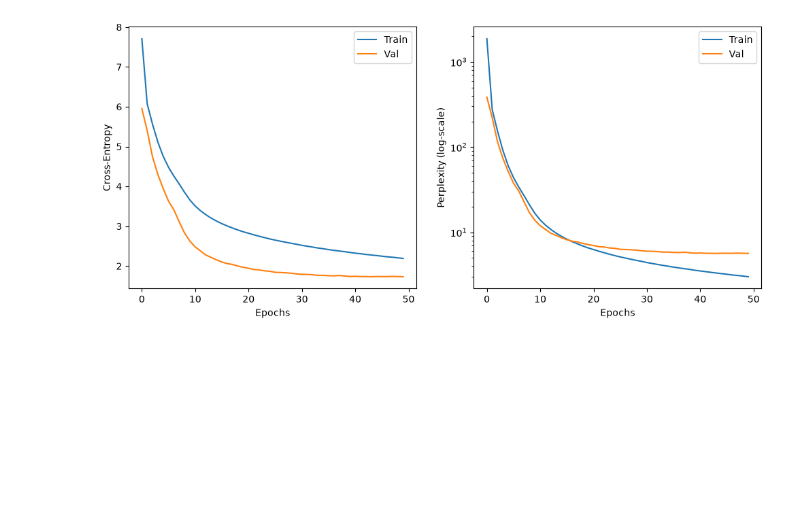
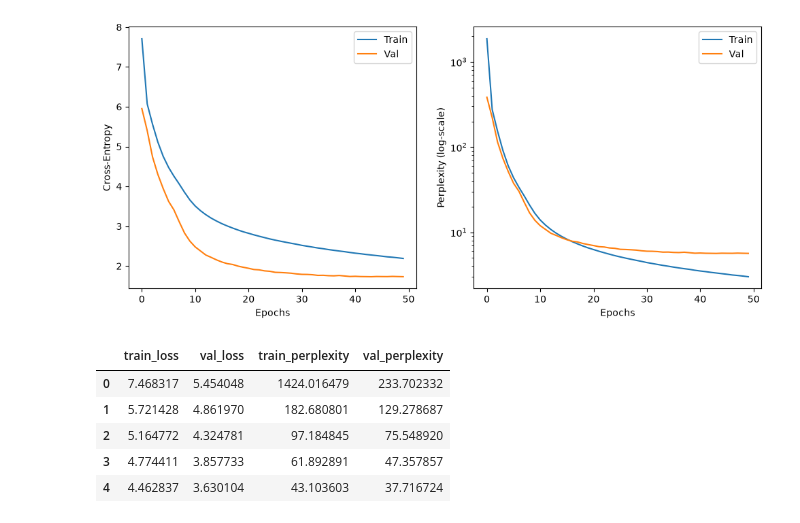
Before and after one commit to raphaelsenn/neural-machine-translation, a Jupyter notebook: plots.ipynb, the cells around one changed output. Saved outputs shown, nothing was run; the diff lists cells and outputs as text; code cells hidden in the pictures; blank space fills up the shorter version.

```diff
--- a/plots.ipynb
+++ b/plots.ipynb
@@ -39,3 +39,14 @@ for key, val in ppl_columns.items():
 plt.show()
 # %% [output]
 [figure]
+# %%
+csv_file = "report-de2en-48.2M-params.csv"
+data = pd.read_csv(csv_file)
+data.head()
+# %% [output]
+|  | train_loss | val_loss | train_perplexity | val_perplexity |
+| 0 | 7.468317 | 5.454048 | 1424.016479 | 233.702332 |
+| 1 | 5.721428 | 4.861970 | 182.680801 | 129.278687 |
+| 2 | 5.164772 | 4.324781 | 97.184845 | 75.548920 |
+| 3 | 4.774411 | 3.857733 | 61.892891 | 47.357857 |
+| 4 | 4.462837 | 3.630104 | 43.103603 | 37.716724 |
```
Also changed, not shown: parts of 2 cells of this notebook, 12 other files.
